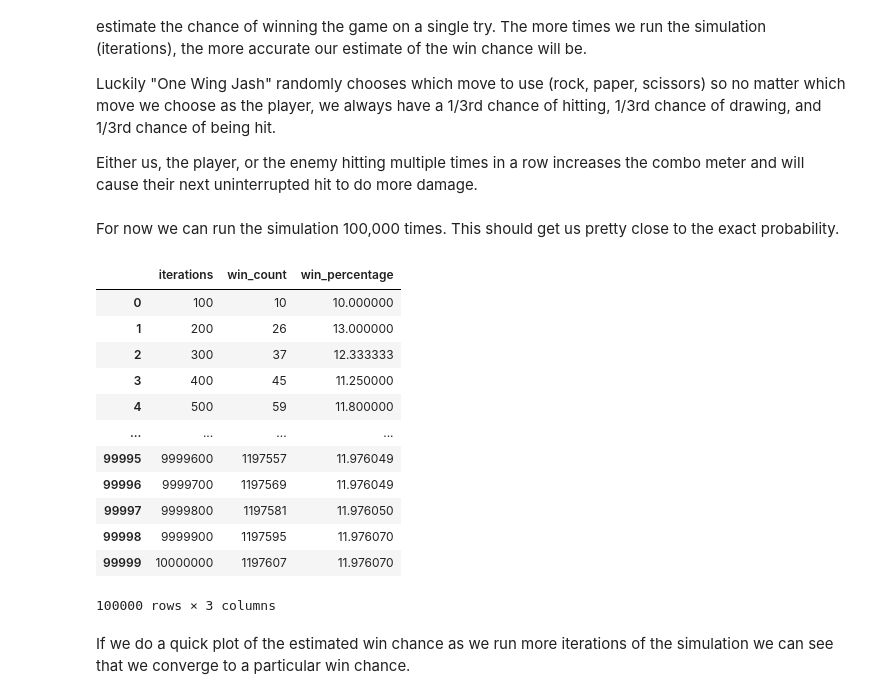
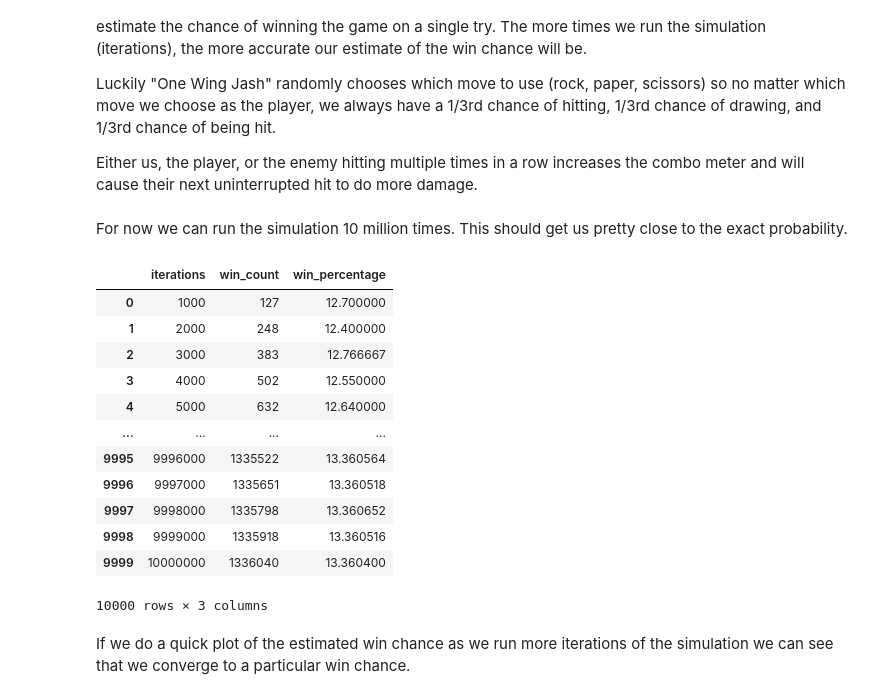
Before and after one commit to ExcaliburZero/omori_pet_rocks, a Jupyter notebook: Analysis.ipynb, the cells around one changed output. Saved outputs shown, nothing was run; the diff lists cells and outputs as text; code cells hidden in the pictures.

Commit message:
Fix bug in simulation code

```diff
--- a/Analysis.ipynb
+++ b/Analysis.ipynb
@@ -42,64 +42,63 @@ def simulate(player_health, enemy_health):
             hit_last = None
         elif result == 1:
             # Player hits
-            if hit_last is None or hit_last == "player":
-                enemy_health -= combo
-                combo += 1
-            else:
+            if hit_last == "enemy":
                 combo = 1
-                enemy_health -= combo
+
+            enemy_health -= combo
+            combo += 1
 
             hit_last = "player"
         elif result == 2:
             # Enemy hits
-            if hit_last is None or hit_last == "enemy":
-                player_health -= combo
-                combo += 1
-            else:
+            if hit_last == "player":
                 combo = 1
-                player_health -= combo
+
+            player_health -= combo
+            combo += 1
 
             hit_last = "enemy"
 # %% [markdown]
-For now we can run the simulation 100,000 times. This should get us pretty close to the exact probability.
+For now we can run the simulation 10 million times. This should get us pretty close to the exact probability.
 # %%
 import random
 import pandas as pd
 
 # Make sure our "random" results are reproduceable
 random.seed(42)
 
 num_iterations = 10000000 # 10 million iterations
+#num_iterations = 100000
 
 data = []
 win_count = 0
 for i in range(0, num_iterations):
     win_count += simulate(3, 9)
 
     iterations = i + 1
 
-    # Record the results after every 100 iterations so we can make a plot to see how the win
+    # Record the results after every 1000 iterations so we can make a plot to see how the win
     # chance estimate changes as we do more iterations
-    if iterations % 100 == 0:
+    if iterations % 1000 == 0:
         win_percentage = win_count / float(iterations) * 100.0
         data.append((iterations, win_count, win_percentage))
 
 data = pd.DataFrame(data, columns=["iterations", "win_count", "win_percentage"])
 data
 # %% [output]
 |  | iterations | win_count | win_percentage |
-| 0 | 100 | 10 | 10.000000 |
-| 1 | 200 | 26 | 13.000000 |
-| 2 | 300 | 37 | 12.333333 |
-| 3 | 400 | 45 | 11.250000 |
-| 4 | 500 | 59 | 11.800000 |
+| 0 | 1000 | 127 | 12.700000 |
+| 1 | 2000 | 248 | 12.400000 |
+| 2 | 3000 | 383 | 12.766667 |
+| 3 | 4000 | 502 | 12.550000 |
+| 4 | 5000 | 632 | 12.640000 |
 | ... | ... | ... | ... |
-| 99995 | 9999600 | 1197557 | 11.976049 |
-| 99996 | 9999700 | 1197569 | 11.976049 |
-| 99997 | 9999800 | 1197581 | 11.976050 |
-| 99998 | 9999900 | 1197595 | 11.976070 |
-| 99999 | 10000000 | 1197607 | 11.976070 |
+| 9995 | 9996000 | 1335522 | 13.360564 |
+| 9996 | 9997000 | 1335651 | 13.360518 |
+| 9997 | 9998000 | 1335798 | 13.360652 |
+| 9998 | 9999000 | 1335918 | 13.360516 |
+| 9999 | 10000000 | 1336040 | 13.360400 |
-100000 rows × 3 columns
+10000 rows × 3 columns
 # %% [markdown]
 If we do a quick plot of the estimated win chance as we run more iterations of the simulation we can see that we converge to a particular win chance.
 # %%
```
Also changed, not shown: parts of 7 cells of this notebook, 1 other file.
